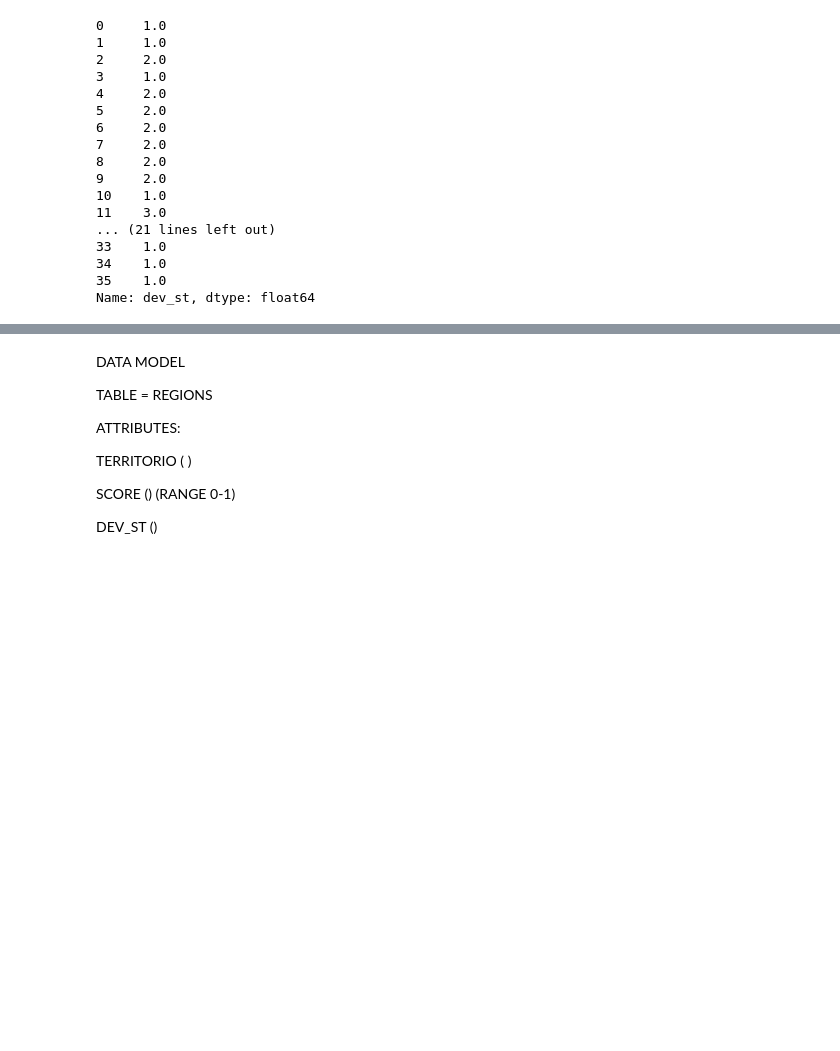
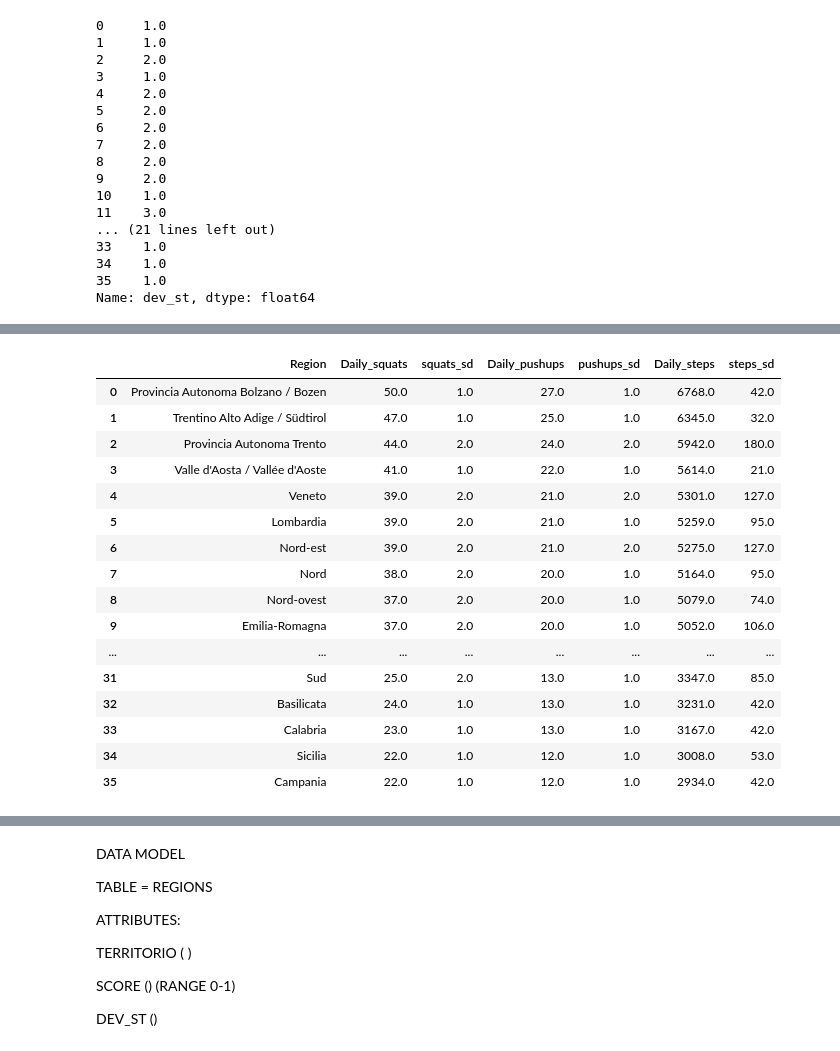
Before and after one commit to jclock98/BDT-project, a Jupyter notebook: Data_simulation_from_ISTAT.ipynb, the cells around one changed output, grey strips where cells are left out. Cells and saved outputs as stored; diff of their text form; code cells hidden in the pictures; blank space fills up the shorter version.

```diff
--- a/Data_simulation_from_ISTAT.ipynb
+++ b/Data_simulation_from_ISTAT.ipynb
@@ -323,7 +306,7 @@ dailysteps = np.around(data20202021.score*(avgsteps*2))
 dailystepssd = np.around(data20202021.dev_st*(avgsteps*2))
 # %%
 #Generating daily steps by region dataset
-dailysteps_df = pd.DataFrame({'Region':data20202021.Territorio,'Daily_steps':dailysteps,'sd':dailystepssd})
+dailysteps_df = pd.DataFrame({'Region':data20202021.Territorio,'Daily_steps':dailysteps,'steps_sd':dailystepssd})
 # %%
 dailysteps_df.head()
 # %% [output]
@@ -440,3 +423,26 @@ dailysquats_df
 | 33 | Calabria | 23.0 | 1.0 |
 | 34 | Sicilia | 22.0 | 1.0 |
 | 35 | Campania | 22.0 | 1.0 |
+# %%
+#AGGREGATING ALL THE PHYSICAL ACTIVITY DATA INTO ONE SINGLE TABLE
+activitydf = pd.concat([dailysquats_df,dailypushups_df,dailysteps_df],axis=1)
+activitydf = activitydf.loc[:,~activitydf.columns.duplicated()].copy()
+activitydf
+# %% [output]
+|  | Region | Daily_squats | squats_sd | Daily_pushups | pushups_sd | Daily_steps | steps_sd |
+| 0 | Provincia Autonoma Bolzano / Bozen | 50.0 | 1.0 | 27.0 | 1.0 | 6768.0 | 42.0 |
+| 1 | Trentino Alto Adige / Südtirol | 47.0 | 1.0 | 25.0 | 1.0 | 6345.0 | 32.0 |
+| 2 | Provincia Autonoma Trento | 44.0 | 2.0 | 24.0 | 2.0 | 5942.0 | 180.0 |
+| 3 | Valle d'Aosta / Vallée d'Aoste | 41.0 | 1.0 | 22.0 | 1.0 | 5614.0 | 21.0 |
+| 4 | Veneto | 39.0 | 2.0 | 21.0 | 2.0 | 5301.0 | 127.0 |
+| 5 | Lombardia | 39.0 | 2.0 | 21.0 | 1.0 | 5259.0 | 95.0 |
+| 6 | Nord-est | 39.0 | 2.0 | 21.0 | 2.0 | 5275.0 | 127.0 |
+| 7 | Nord | 38.0 | 2.0 | 20.0 | 1.0 | 5164.0 | 95.0 |
+| 8 | Nord-ovest | 37.0 | 2.0 | 20.0 | 1.0 | 5079.0 | 74.0 |
+| 9 | Emilia-Romagna | 37.0 | 2.0 | 20.0 | 1.0 | 5052.0 | 106.0 |
+| ... | ... | ... | ... | ... | ... | ... | ... |
+| 31 | Sud | 25.0 | 2.0 | 13.0 | 1.0 | 3347.0 | 85.0 |
+| 32 | Basilicata | 24.0 | 1.0 | 13.0 | 1.0 | 3231.0 | 42.0 |
+| 33 | Calabria | 23.0 | 1.0 | 13.0 | 1.0 | 3167.0 | 42.0 |
+| 34 | Sicilia | 22.0 | 1.0 | 12.0 | 1.0 | 3008.0 | 53.0 |
+| 35 | Campania | 22.0 | 1.0 | 12.0 | 1.0 | 2934.0 | 42.0 |
```
Also changed, not shown: parts of 11 cells of this notebook.
